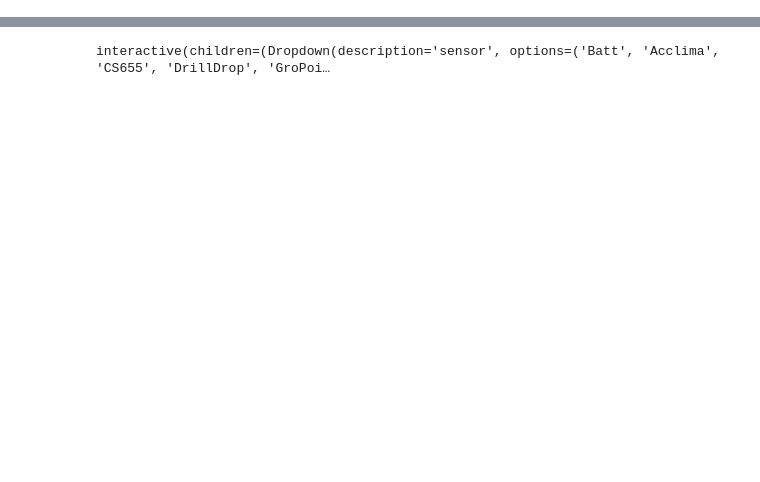
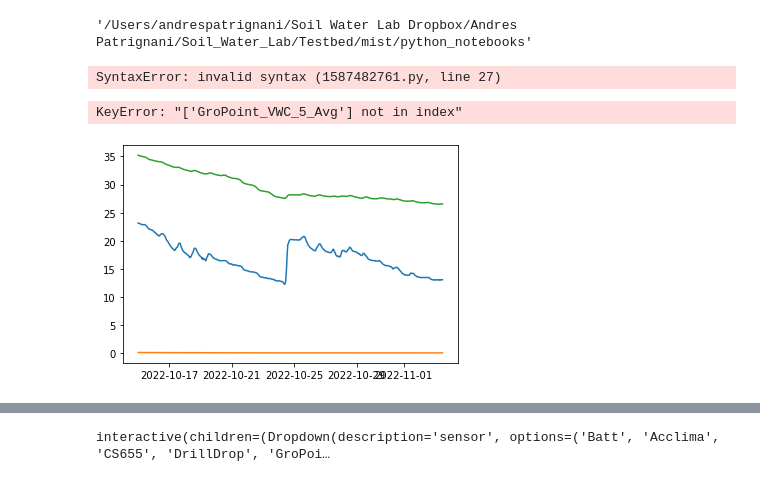
Before and after one commit to soilwater/mist, a Jupyter notebook: python_notebooks/ksu_sensors.ipynb, the cells around one changed output, grey strips where cells are left out. Drawn from its saved outputs; the diff is of its cells as text; code cells hidden in the pictures; blank space fills up the shorter version.

Commit message:
Updated data

```diff
--- a/python_notebooks/ksu_sensors.ipynb
+++ b/python_notebooks/ksu_sensors.ipynb
@@ -4,5 +7,80 @@
+# %%
+# Get dictionary with unique variables and units
+testbed = 'Kansas_State_University'
+logger = 'CR300-10553'
+files = glob.glob(f"../data/{testbed}/*{logger}*.dat")
+# %%
+for file in files:
+    df = pd.read_csv
+# %% [output]
+'/Users/andrespatrignani/Soil Water Lab Dropbox/Andres Patrignani/Soil_Water_Lab/Testbed/mist/python_notebooks'
 # %%
 # Import modules
 import pandas as pd
 import matplotlib.pyplot as plt
 from ipywidgets import interact
+# %%
+metadata = {'Kansas_State_University':{
+            'sites':{'1':'CR300-23667', '2':'CR300-10553', '3':'CR300-23666'},
+            'other_sensors':['Batt','TE525MM'],
+            'sensors':{'Acclima':{'depths':['5','20','40'],'variables':['VWC','TEMP','EC','PERM']}},
+                      {'CS655':{'depths':['5','20','40'],'variables':['VWC','TEMP','EC','PERM']}},
+                      {'DrillDrop':{'depths':['5','15','25','35','45'],'variables':['VWC','TEMP','sal','PERM']}},
+                      {'GroPoint':{'depths':['5_15','10','20','30','40','50'],'variables':['VWC','TEMP','EC','PERM']}},
+                      {'SoilVue':{'depths':['5','10','20','30','40','50'],'variables':['VWC','TEMP','EC','PERM']}},
+                      {'Hydraprobe':{'depths':['5','20','40'],'variables':['VWC','TEMP','EC','PERM']}},
+                      {'Thetaprobe':{'depths':['5','20','40'],'variables':['VWC','TEMP','EC','PERM']}},
+                      {'Teros12':{'depths':['5','20','40'],'variables':['VWC','TEMP','EC','PERM']}},
+                      {'Teros21':{'depths':['5','20','40'],'variables':['VWC','TEMP','EC','PERM']}}
+           }
+# %%
+def load_site(testbed,site,sensor,variable,start_date,end_date=None):
+
+    # Convert string to datetime format
+    start_date = pd.to_datetime(start_date)
+
+    if end_date is not None:
+        end_date = pd.to_datetime(end_date)
+
+    # Root URL for the repository data
+    root = f"https://raw.githubusercontent.com/soilwater/mist/main/data/{testbed}"
+    folder = metadata[testbed]['sites'][site]
+    df = pd.read_csv(f'{root}/{folder}_Table_{sensor}.dat',skiprows=[0,2,3],parse_dates=[0], na_values="NAN")
+
+    # Read units from one of the sites
+    units = pd.read_csv(f'{root}/{folder}_Table_{sensor}.dat', skiprows=1, nrows=1, na_values="NAN").iloc[0].values
+
+    # Trim dates
+    if end_date is None:
+        idx = df['TIMESTAMP'] >= start_date
+    else:
+        idx = (df['TIMESTAMP'] >= start_date) & (df['TIMESTAMP'] <= end_date)
+
+    df = df[idx].reset_index(drop=True)
+
+    columns = df.columns
+    query = f"{sensor}_{variable}"
+    idx_col = query in
+    df = df[["TIMESTAMP",query]]
+    return df
+# %% [output]
+SyntaxError: invalid syntax (1587482761.py, line 27)
+# %%
+testbed = 'Kansas_State_University'
+site = '1'
+sensor = 'Acclima'
+variable = 'VWC'
+depth = '5'
+start_date = '2022-10-15'
+end_date = None
+
+f, ax = plt.subplots(1)
+for sensor in metadata[testbed]['soil_moisture_sensors']:
+    df = load_site(testbed,site,sensor,variable,depth,start_date,end_date=None)
+    if
+    ax.plot(df.iloc[:,0], df.iloc[:,1], label=sensor)
+
+plt.show()
+# %% [output]
+KeyError: "['GroPoint_VWC_5_Avg'] not in index"
+[figure, added]
```
Also changed, not shown: parts of 7 cells of this notebook, 32 other files.
